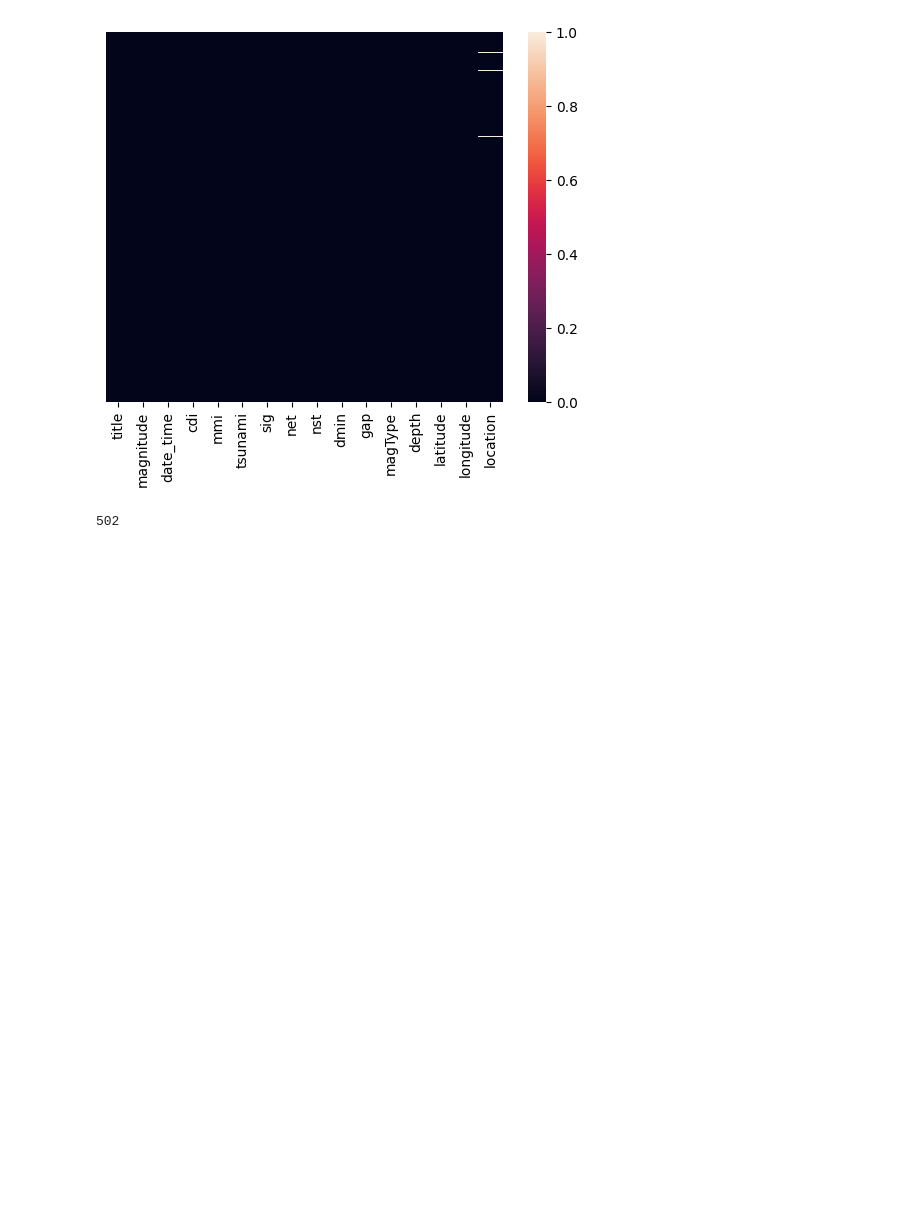
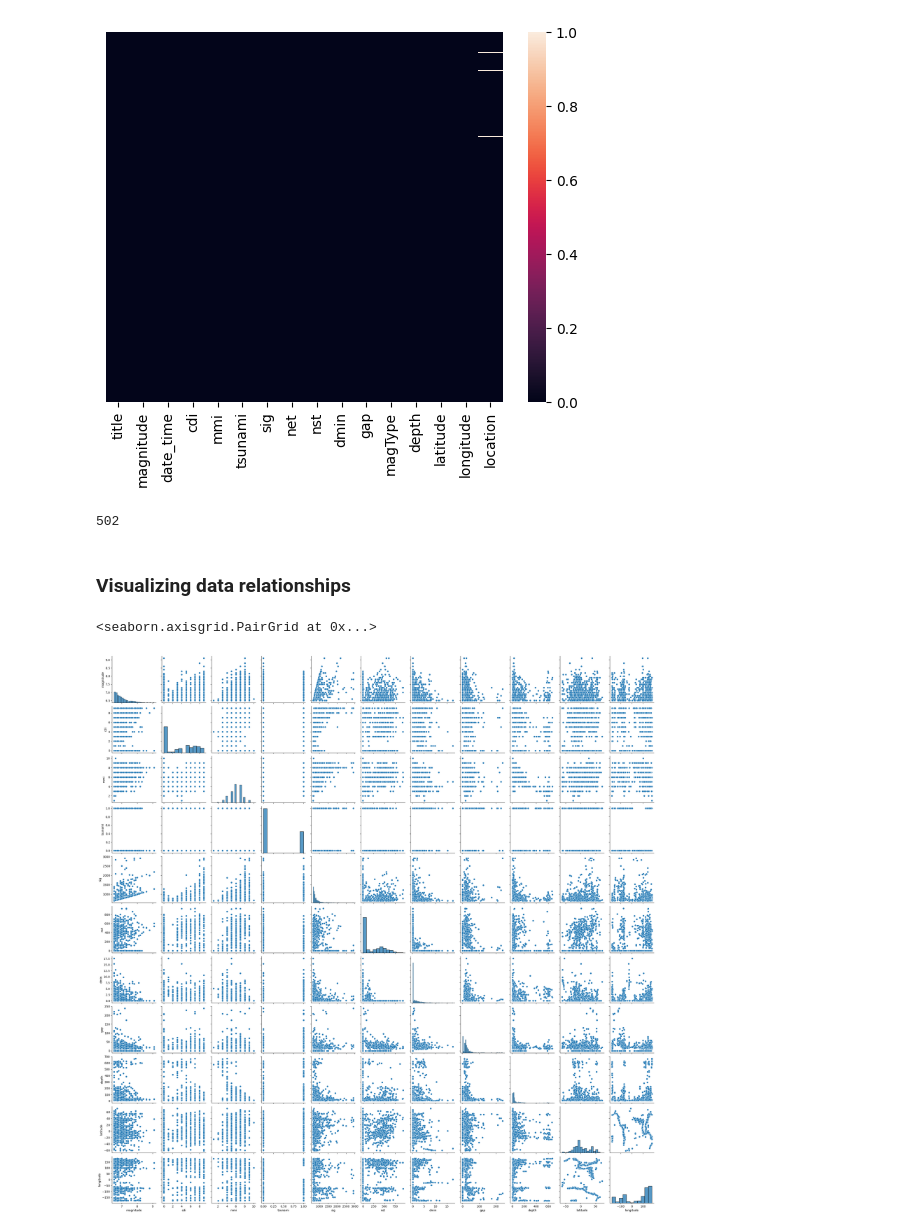
Before and after one commit to Alcatraz312/earthquake-prediction, a Jupyter notebook: src/main.ipynb, the cells around one changed output. Saved outputs shown, nothing was run; the diff lists cells and outputs as text; code cells hidden in the pictures; blank space fills up the shorter version.

```diff
--- a/src/main.ipynb
+++ b/src/main.ipynb
@@ -90,3 +90,10 @@ sns.heatmap(df_1.isnull(), yticklabels= False)
 df_1["location"].nunique()
 # %% [output]
 502
+# %% [markdown]
+### Visualizing data relationships
+# %%
+sns.pairplot(df_1)
+# %% [output]
+<seaborn.axisgrid.PairGrid at 0x...>
+[figure, added]
```
Also changed, not shown: parts of 19 cells of this notebook.
